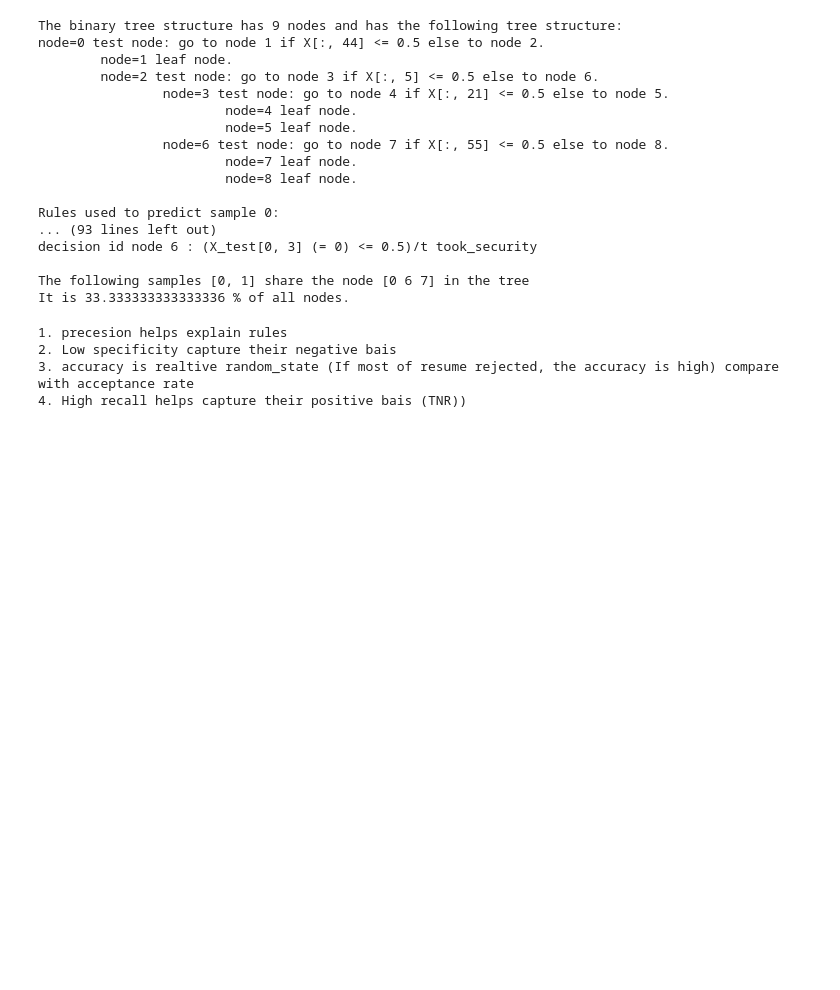
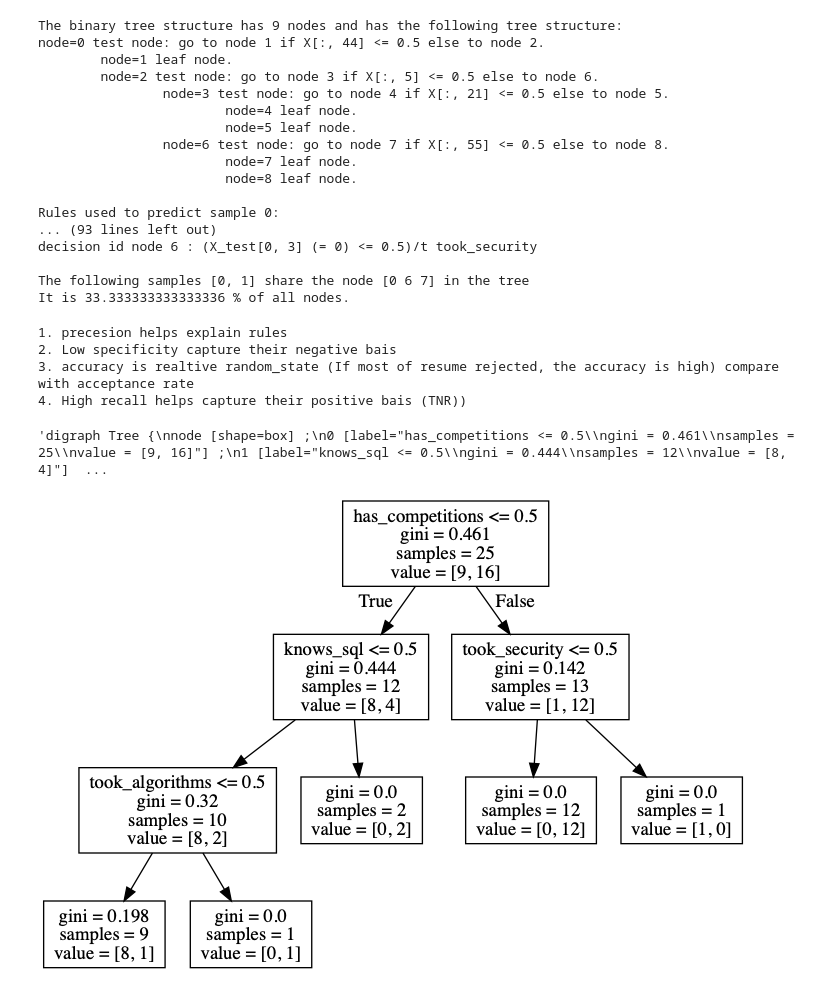
Before and after one commit to resumesai/resumesai.github.io, a Jupyter notebook: analysis/Feature_Analysis.ipynb, the cells around one changed output. Saved outputs shown, nothing was run; the diff lists cells and outputs as text; code cells hidden in the pictures; blank space fills up the shorter version.

```diff
--- a/analysis/Feature_Analysis.ipynb
+++ b/analysis/Feature_Analysis.ipynb
@@ -136,14 +138,14 @@ train_ac = np.zeros(len(targets))
 for q in range(len(targets)):
     model = DecisionTreeClassifier(max_depth = 3,random_state = random_state_2)
     result = model.fit(features,targets[q])
-    #if(q == len(targets)-1):
-        #dot_data = tree.export_graphviz(result, out_file=None)
-        #graph = pydotplus.graphviz.graph_from_dot_data(dot_data)
-        #Image(graph.create_png())
-        #dot_data = StringIO()
-        #tree.export_graphviz(model, out_file=dot_data, feature_names=columns)
-        #graph = pydot.graph_from_dot_data(dot_data.getvalue())
-        #Image(graph.create_png())
+    if(q == len(targets)-1):
+#         dot_data = tree.export_graphviz(result, out_file=None)
+#         graph = pydotplus.graphviz.graph_from_dot_data(dot_data)
+#         Image(graph.create_png())
+        dot_data = StringIO()
+        tree.export_graphviz(model, out_file=dot_data, feature_names=columns)
+        graph = pydotplus.graph_from_dot_data(dot_data.getvalue())
+        Image(graph.create_png())
         #dot_data = StringIO()
         #tree.export_graphviz(result,out_file = "tree_1.dot")
         #print(dot_data.getvalue())
@@ -263,3 +265,12 @@ print("4. High recall helps capture their positive bais (TNR))")
 2. Low specificity capture their negative bais
 3. accuracy is realtive random_state (If most of resume rejected, the accuracy is high) compare with acceptance rate
 4. High recall helps capture their positive bais (TNR))
+# %%
+dot_data.getvalue()
+# %% [output]
+'digraph Tree {\nnode [shape=box] ;\n0 [label="has_competitions <= 0.5\\ngini = 0.461\\nsamples = 25\\nvalue = [9, 16]"] ;\n1 [label="knows_sql <= 0.5\\ngini = 0.444\\nsamples = 12\\nvalue = [8, 4]"]  ...
+# %%
+graph = pydotplus.graph_from_dot_data(dot_data.getvalue())
+Image(graph.create_png())
+# %% [output]
+[figure, added]
```
Also changed, not shown: parts of 3 cells of this notebook.
